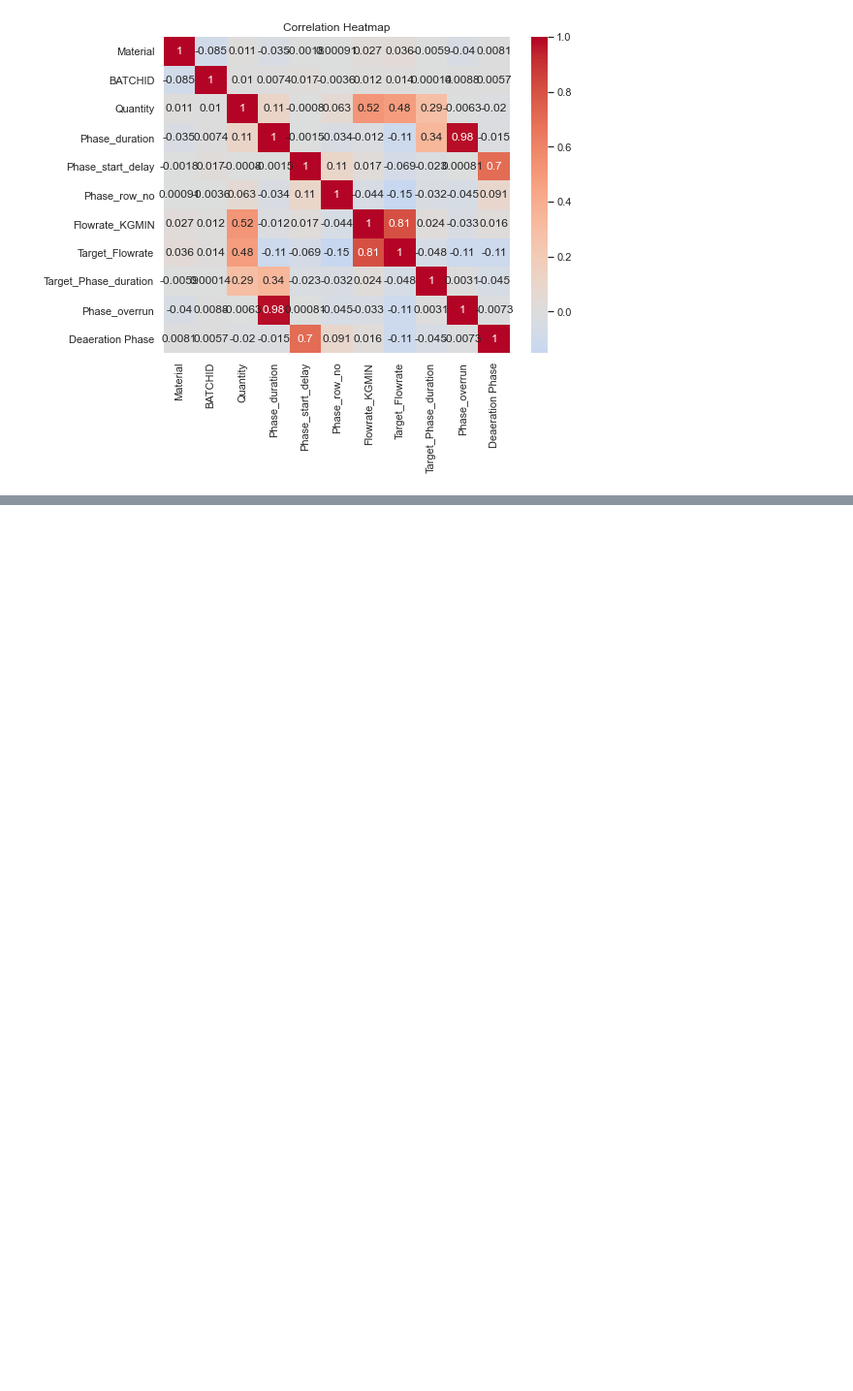
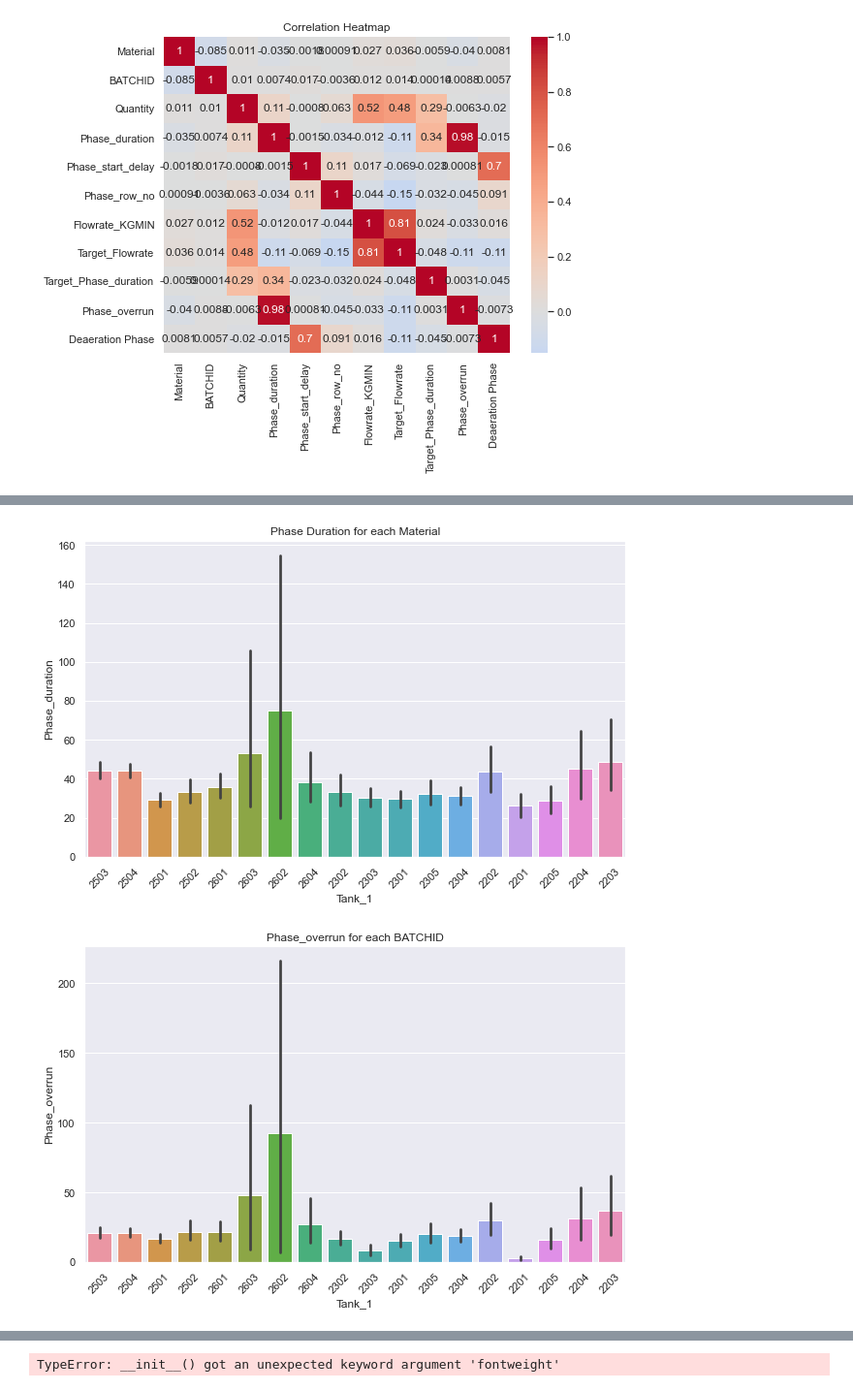
Before and after one commit to MichelleMoran431/Capstone---CCT, a Jupyter notebook: Python Working Notebooks/OVERALL Data Visualisation.ipynb, the cells around one changed output, grey strips where cells are left out. Shown: that part at 97% size. Saved outputs shown, nothing was run; the diff lists cells and outputs as text; code cells hidden in the pictures; blank space fills up the shorter version.

```diff
--- a/Python Working Notebooks/OVERALL Data Visualisation.ipynb
+++ b/Python Working Notebooks/OVERALL Data Visualisation.ipynb
@@ -348,7 +338,7 @@ U_26MT02    [1036590, 1045448, 1368236, 1397022, 1513667, ...
 Name: Material, dtype: object
 # %%
 # Load your dataset DataFrame
-df = pd.DataFrame(uploaded_df1)
+df = pd.DataFrame(Production_Data1)
 # Group the data by 'Material_Name' and 'Tank' and count unique BatchIDs
 batch_count_per_material_per_tank = df.groupby(['Material', 'Tank_1'])['BATCHID'].nunique()
 print(batch_count_per_material_per_tank)
@@ -498,0 +497,67 @@ Correlation between Phase_start_delay and Deaeration Phase: 0.70
+# %%
+df2 = pd.DataFrame(Production_Data1)
+#df2 = pd.DataFrame(aggregated_ProductionTank22_df2)
+# %%
+# 1. Bar Chart - Phase_duration for each Material
+plt.figure(figsize=(10, 6))
+sns.barplot(x='Tank_1', y='Phase_duration', data=df2)
+plt.title('Phase Duration for each Material')
+plt.xticks(rotation=45)
+plt.show()
+
+# 1. Bar Chart - Phase_Overrun for each Material
+plt.figure(figsize=(10, 6))
+sns.barplot(x='Tank_1', y='Phase_overrun', data=df2)
+plt.title('Phase_overrun for each BATCHID')
+plt.xticks(rotation=45)
+plt.show()
+
+# 1. Bar Chart - Phase_start_delay for each Material
+plt.figure(figsize=(10, 6))
+sns.barplot(x='Tank_1', y='Phase_start_delay', data=df2)
+plt.title('Phase_start_delay for each Material')
+plt.xticks(rotation=45)
+plt.show()
+
+# 1. Bar Chart - Phase_start_delay for each Material
+plt.figure(figsize=(10, 6))
+sns.barplot(x='Tank_1', y='Flowrate_KGMIN', data=df2)
+plt.title('Phase_start_delay for each Material')
+plt.xticks(rotation=45)
+plt.show()
+
+# 7. BarPlot - Sorting the materials per tank in terms of phase duration
+# Grouping and aggregating the data
+agg_data = df2.groupby(['Tank_1', 'Material'])['Phase_duration'].mean().reset_index()
+
+# Sorting the data for better visualization
+agg_data = agg_data.sort_values(by='Phase_duration', ascending=False)
+
+# Plotting the data
+plt.figure(figsize=(15, 10))
+p = sns.barplot(data=agg_data, x='Tank_1', y='Phase_duration', hue='Material', dodge=False)
+p.set_title('Average Phase Duration of Materials per Tank', fontsize=16)
+p.set_xlabel('Tank_1', fontsize=14)
+p.set_ylabel('Average Phase Duration', fontsize=14)
+plt.xticks(rotation=45)
+plt.tight_layout()
+plt.legend(title='Material', bbox_to_anchor=(1.05, 1), loc='upper left')
+plt.show()
+
+# Melt the data to get it in long form
+df_melted = df.melt(id_vars='Tank_1', value_vars=['Phase_duration', 'Phase_overrun', 'Phase_start_delay'])
+order = ['2201', '2202', '2203', '2204','2204','2301','2302', '2303', '2304', '2501', '2502', '2503', '2504', '2601', '2603', '2604']
+# Grouped bar plot
+plt.figure(figsize=(12, 6))
+sns.barplot(x='Tank_1', y='value', hue='variable', data=df_melted,order=order)
+plt.title('Comparison of Phase Metrics for each Production Tank',fontsize=12, fontweight='bold')
+plt.ylabel('Value',fontsize=12, fontweight='bold')
+plt.xticks(rotation=45,fontsize=12, fontweight='bold')
+# Set x-axis label with increased font size and bold font
+plt.xlabel('Tank_1', fontsize=12, fontweight='bold')
+
+plt.legend(title='Metrics',fontsize=12, fontweight='bold')
+plt.show()
+# %% [output]
+[figure, added]
+[figure, added]
@@ -498,0 +567 @@ Correlation between Phase_start_delay and Deaeration Phase: 0.70
+TypeError: __init__() got an unexpected keyword argument 'fontweight'
```
Also changed, not shown: parts of 42 cells of this notebook, 4 other files.
